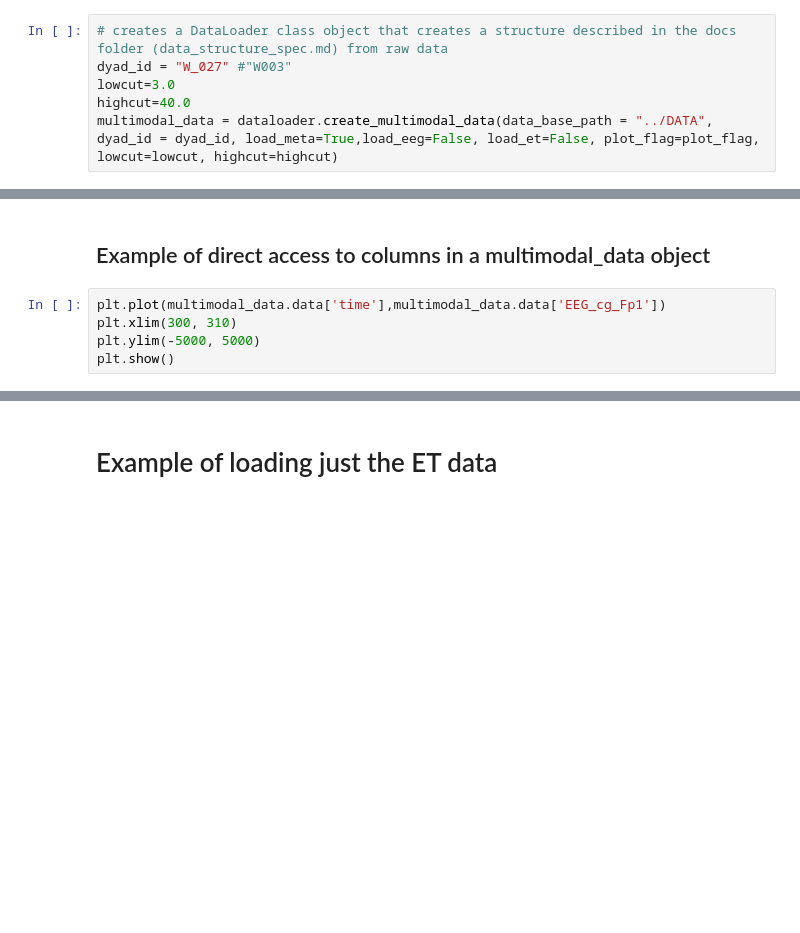
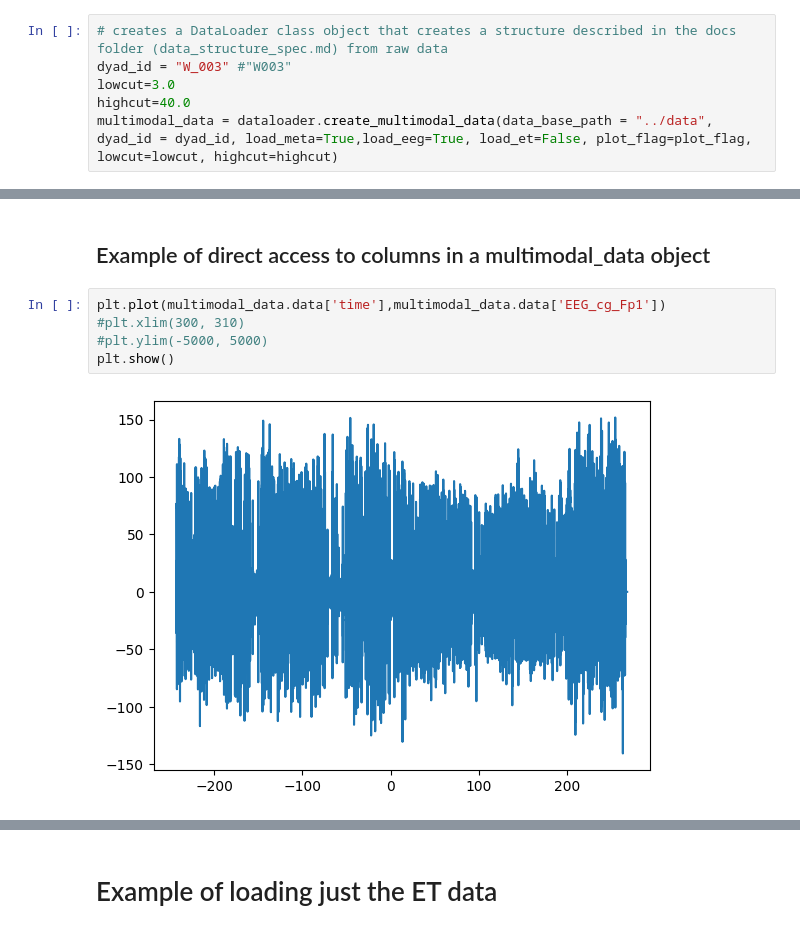
Before and after one commit to SYNCC-IN/hyperscanning-signal-analysis, a Jupyter notebook: scripts/Example_DataLoader_usage.ipynb, the cells around one changed output, grey strips where cells are left out. Drawn from its saved outputs; the diff is of its cells as text; blank space fills up the shorter version.

Commit message:
Update Example DataLoader usage notebook

```diff
--- a/scripts/Example_DataLoader_usage.ipynb
+++ b/scripts/Example_DataLoader_usage.ipynb
@@ -12,8 +12,8 @@ plot_flag = False
 # Example of loading only the EEG data
 # %%
 # creates a DataLoader class object that creates a structure described in the docs folder (data_structure_spec.md) from raw data
-dyad_id = "W_027" #"W003"
+dyad_id = "W_003" #"W003"
 lowcut=3.0
 highcut=40.0
-multimodal_data = dataloader.create_multimodal_data(data_base_path = "../DATA", dyad_id = dyad_id, load_meta=True,load_eeg=False, load_et=False, plot_flag=plot_flag, lowcut=lowcut, highcut=highcut)
+multimodal_data = dataloader.create_multimodal_data(data_base_path = "../data", dyad_id = dyad_id, load_meta=True,load_eeg=True, load_et=False, plot_flag=plot_flag, lowcut=lowcut, highcut=highcut)
 # %% [output]
@@ -39,8 +61,10 @@ KeyError: 'time'
 ## Example of direct access to columns in a multimodal_data object
 # %%
 plt.plot(multimodal_data.data['time'],multimodal_data.data['EEG_cg_Fp1'])
-plt.xlim(300, 310)
-plt.ylim(-5000, 5000)
+#plt.xlim(300, 310)
+#plt.ylim(-5000, 5000)
 plt.show()
+# %% [output]
+[figure, added]
 # %%
 plt.plot(multimodal_data.data['time'],multimodal_data.data['ECG_cg'])
```
Also changed, not shown: parts of 13 cells of this notebook.
